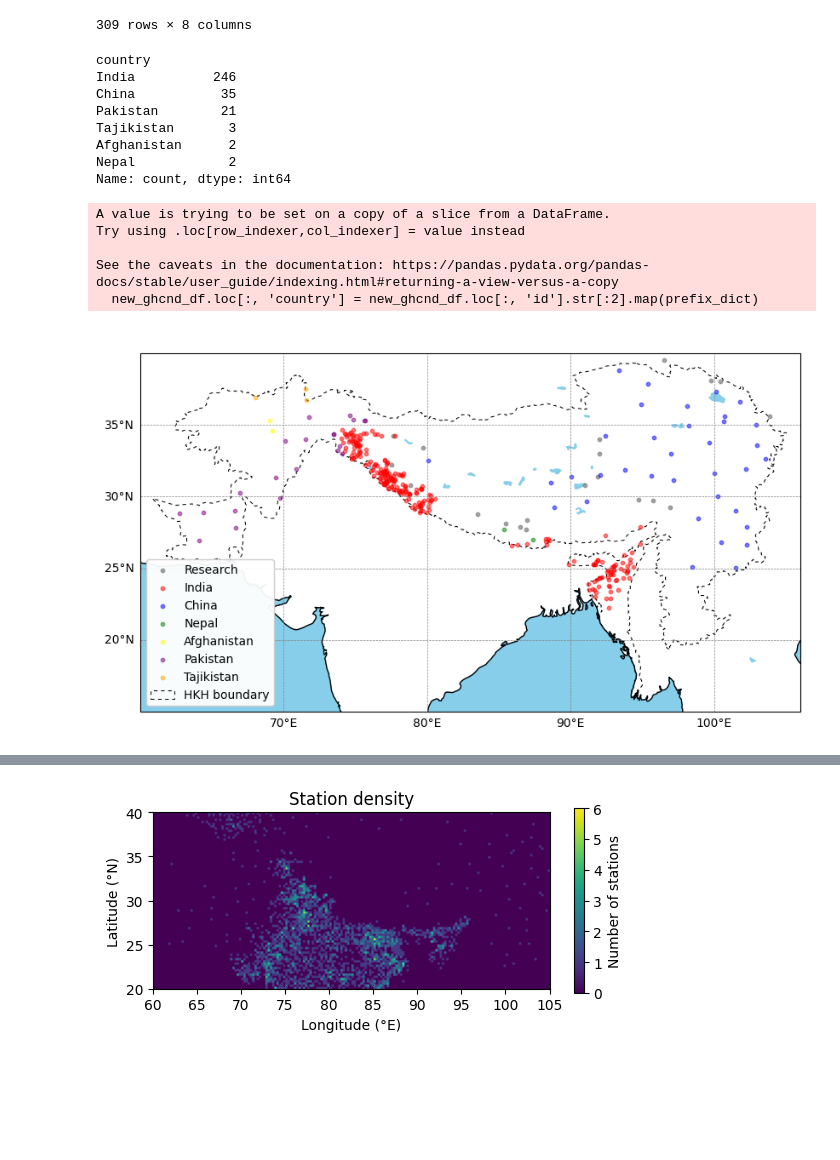
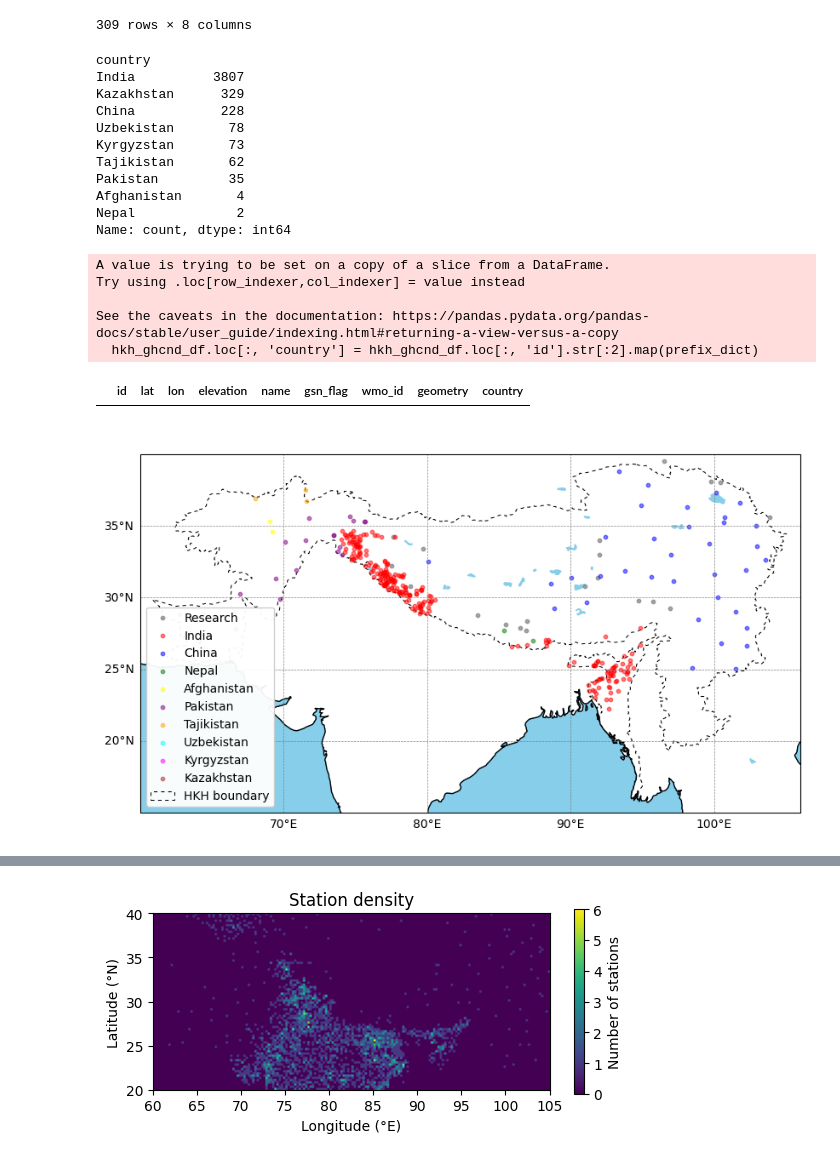
Before and after one commit to mgironamata/FL4HMA, a Jupyter notebook: station_data/station_visual.ipynb, the cells around one changed output, grey strips where cells are left out. Drawn from its saved outputs; the diff is of its cells as text; code cells hidden in the pictures; blank space fills up the shorter version.

```diff
--- a/station_data/station_visual.ipynb
+++ b/station_data/station_visual.ipynb
@@ -87,8 +63,8 @@ for rec in hkh_region_shape.records():
     hkh_shape = shape(rec.geometry)
     ghcnd_df['geometry'] = ghcnd_df.apply(lambda row: Point(row['lon'], row['lat']), axis=1)
 
-new_ghcnd_df = ghcnd_df[ghcnd_df['geometry'].apply(lambda x: hkh_shape.contains(x))]
-print(f"Number of GHCND stations within HKH region: {len(new_ghcnd_df)}")
+hkh_ghcnd_df = ghcnd_df[ghcnd_df['geometry'].apply(lambda x: hkh_shape.contains(x))]
+print(f"Number of GHCND stations within HKH region: {len(hkh_ghcnd_df)}")
 # %% [output]
 Number of GHCND stations within HKH region: 309
 # %%
@@ -116,25 +92,35 @@ prefix_dict = {
     'NP': 'Nepal',
     'AF': 'Afghanistan',
     'PK': 'Pakistan',
-    'TI': 'Tajikistan'
+    'TI': 'Tajikistan',
+    'KG': 'Kyrgyzstan',
+    'UZ': 'Uzbekistan',
+    'KZ': 'Kazakhstan'
 }
-new_ghcnd_df.loc[:, 'country'] = new_ghcnd_df.loc[:, 'id'].str[:2].map(prefix_dict)
+hkh_ghcnd_df.loc[:, 'country'] = hkh_ghcnd_df.loc[:, 'id'].str[:2].map(prefix_dict)
 ghcnd_df.loc[:, 'country'] = ghcnd_df.loc[:, 'id'].str[:2].map(prefix_dict)
-print(new_ghcnd_df['country'].value_counts())
+print(ghcnd_df['country'].value_counts())
 # %% [output]
 country
-India          246
-China           35
-Pakistan        21
-Tajikistan       3
-Afghanistan      2
-Nepal            2
+India          3807
+Kazakhstan      329
+China           228
+Uzbekistan       78
+Kyrgyzstan       73
+Tajikistan       62
+Pakistan         35
+Afghanistan       4
+Nepal             2
 Name: count, dtype: int64
 A value is trying to be set on a copy of a slice from a DataFrame.
 Try using .loc[row_indexer,col_indexer] = value instead
 
 See the caveats in the documentation: https://pandas.pydata.org/pandas-docs/stable/user_guide/indexing.html#returning-a-view-versus-a-copy
-  new_ghcnd_df.loc[:, 'country'] = new_ghcnd_df.loc[:, 'id'].str[:2].map(prefix_dict)
+  hkh_ghcnd_df.loc[:, 'country'] = hkh_ghcnd_df.loc[:, 'id'].str[:2].map(prefix_dict)
+# %%
+ghcnd_df[(ghcnd_df['country']).isna()]
+# %% [output]
+|  | id | lat | lon | elevation | name | gsn_flag | wmo_id | geometry | country |
 # %%
 colour_map = {
     'India': 'red',
@@ -142,7 +128,10 @@ colour_map = {
     'Nepal': 'green',
     'Afghanistan': 'yellow',
     'Pakistan': 'purple',
-    'Tajikistan': 'orange'
+    'Tajikistan': 'orange',
+    'Uzbekistan': 'cyan',
+    'Kyrgyzstan': 'magenta',
+    'Kazakhstan': 'brown'
 }
 # %%
 fig, ax1 = plt.subplots(figsize=(10, 10), subplot_kw={'projection': ccrs.PlateCarree()})
@@ -163,7 +152,7 @@ ltm = ax1.scatter(ltm_df['lon'], ltm_df['lat'], color='Grey', label='Research',
 
 country_handles = []
 for country, color in colour_map.items():
-    country_stations = new_ghcnd_df[new_ghcnd_df['country'] == country]
+    country_stations = hkh_ghcnd_df[hkh_ghcnd_df['country'] == country]
     stations = ax1.scatter(country_stations['lon'], country_stations['lat'],
                 c=color, transform=ccrs.PlateCarree(), label=country,
                 s=10, alpha=0.5)
@@ -185,34 +174,34 @@ for rec in hkh_region_shape.records():
     )
 
 # Grid
 gl = ax1.gridlines(draw_labels=True, linewidth=0.5, linestyle="--", color="gray")
 gl.top_labels = False
 gl.right_labels = False
 ax1.set_ylabel(" ")
 ax1.set_xlabel(" ")
 ax1.set_title(" ")
 ax1.set_extent([60, 106, 15, 40], crs=ccrs.PlateCarree())
 
 
 hkh = Rectangle(
     (0, 0),
     1,
     1,
     fc="None",
     edgecolor="black",
     linewidth=0.75,
     linestyle=(0, (4, 4)),
     label="HKH boundary",
 )
 
 ax1.legend(
     handles=[ltm] + country_handles + [hkh], loc="lower left", framealpha=0.95
 )
 
 # rasterize negative zorder
 ax1.set_rasterization_zorder(0)
 # %% [output]
-[figure, old version]
+[figure, new version]
 # %%
 fig, ax1 = plt.subplots(figsize=(10, 10), subplot_kw={'projection': ccrs.PlateCarree()})
 
```
Also changed, not shown: parts of 31 cells of this notebook, 2 other files.
